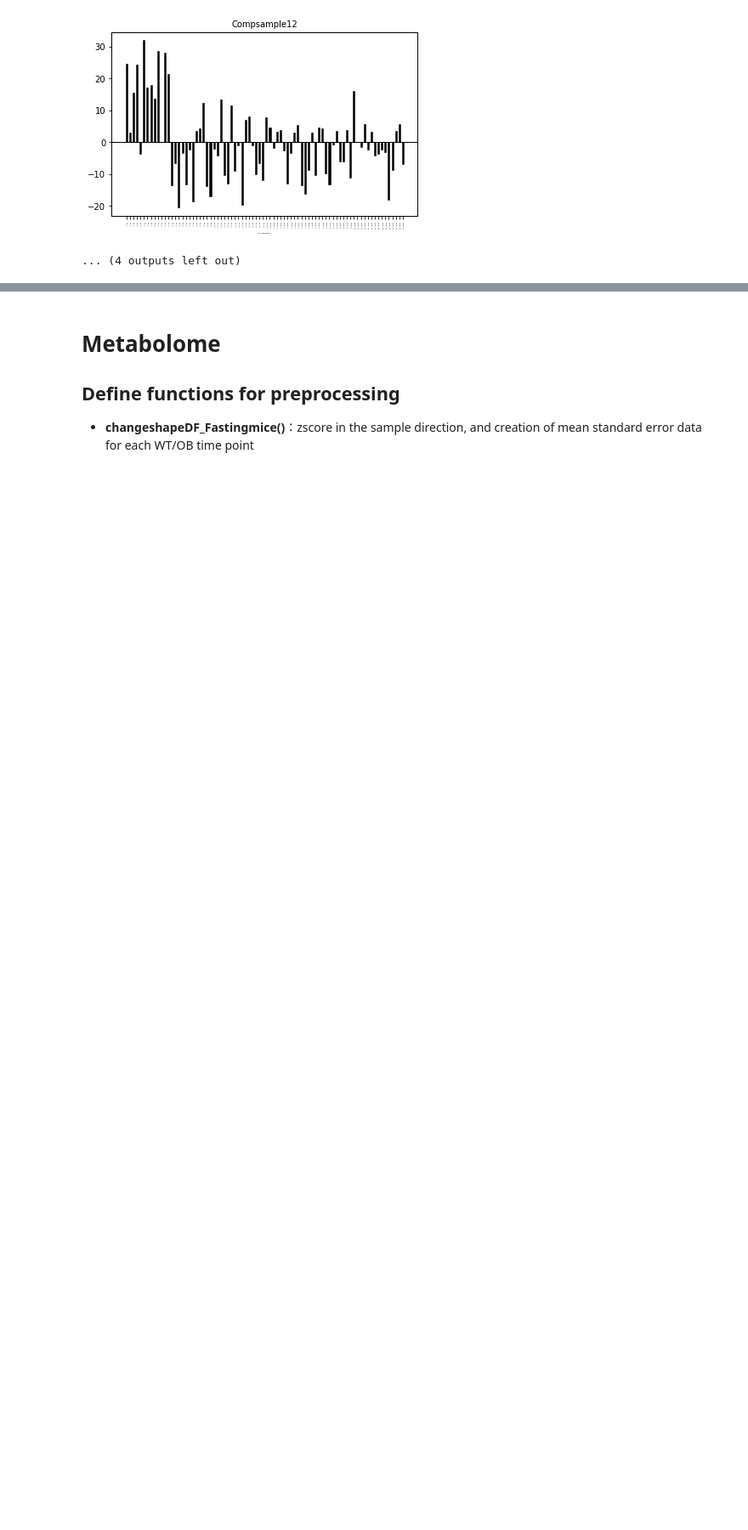
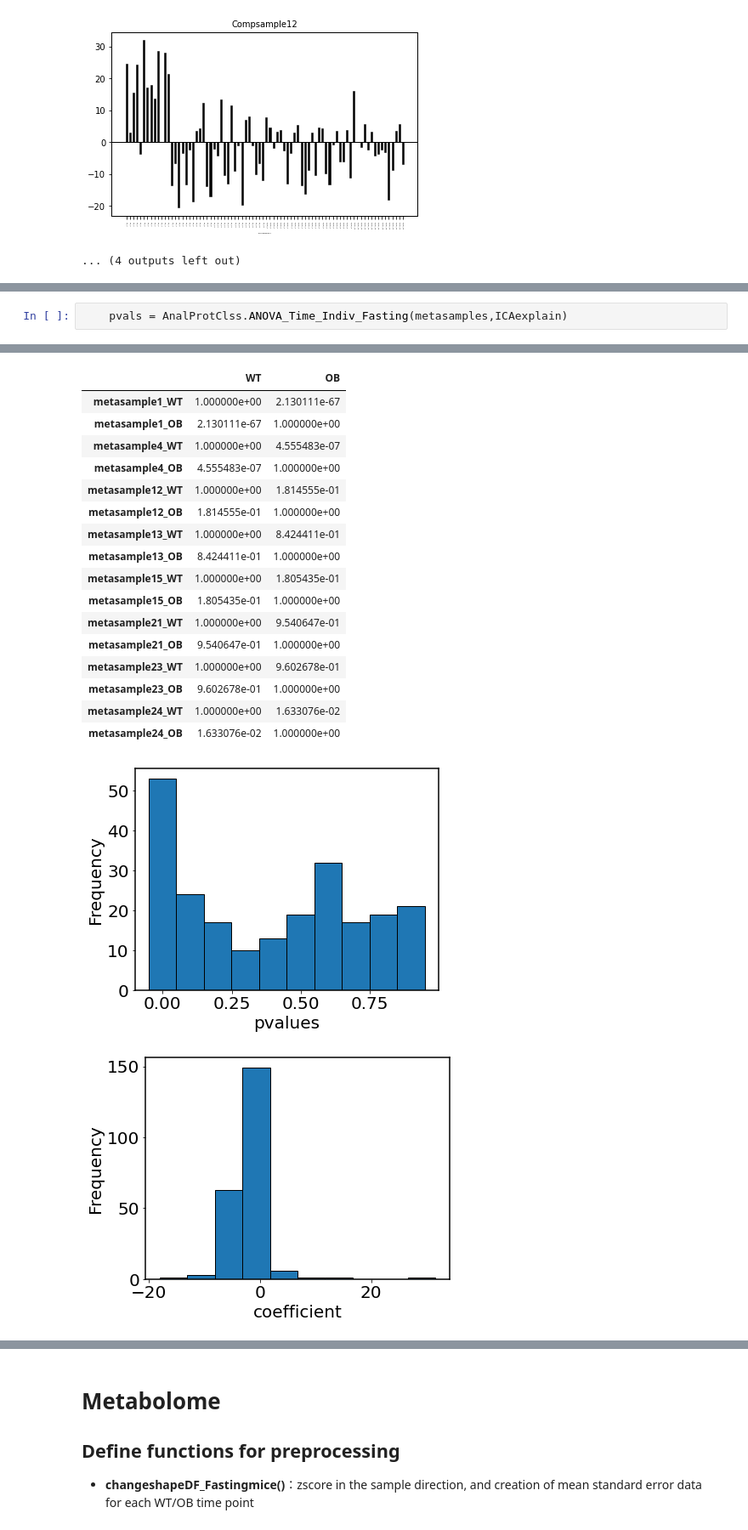
Before and after one commit to sfujita0601/ICA, a Jupyter notebook: notebooks/Main.ipynb, the cells around one changed output, grey strips where cells are left out. Shown at 85% size. Cells and saved outputs as stored; diff of their text form; blank space fills up the shorter version.

```diff
--- a/notebooks/Main.ipynb
+++ b/notebooks/Main.ipynb
@@ -283,0 +408,3 @@ Scheffe_qvalues_WTOB
+# %%
+    pvals = AnalProtClss.ANOVA_Time_Indiv_Fasting(metasamples,ICAexplain)
+# %% [output]
@@ -283,0 +426,19 @@ Scheffe_qvalues_WTOB
+|  | WT | OB |
+| metasample1_WT | 1.000000e+00 | 2.130111e-67 |
+| metasample1_OB | 2.130111e-67 | 1.000000e+00 |
+| metasample4_WT | 1.000000e+00 | 4.555483e-07 |
+| metasample4_OB | 4.555483e-07 | 1.000000e+00 |
+| metasample12_WT | 1.000000e+00 | 1.814555e-01 |
+| metasample12_OB | 1.814555e-01 | 1.000000e+00 |
+| metasample13_WT | 1.000000e+00 | 8.424411e-01 |
+| metasample13_OB | 8.424411e-01 | 1.000000e+00 |
+| metasample15_WT | 1.000000e+00 | 1.805435e-01 |
+| metasample15_OB | 1.805435e-01 | 1.000000e+00 |
+| metasample21_WT | 1.000000e+00 | 9.540647e-01 |
+| metasample21_OB | 9.540647e-01 | 1.000000e+00 |
+| metasample23_WT | 1.000000e+00 | 9.602678e-01 |
+| metasample23_OB | 9.602678e-01 | 1.000000e+00 |
+| metasample24_WT | 1.000000e+00 | 1.633076e-02 |
+| metasample24_OB | 1.633076e-02 | 1.000000e+00 |
+[figure, added]
+[figure, added]
```
Also changed, not shown: parts of 23 cells of this notebook, 1 other file.
